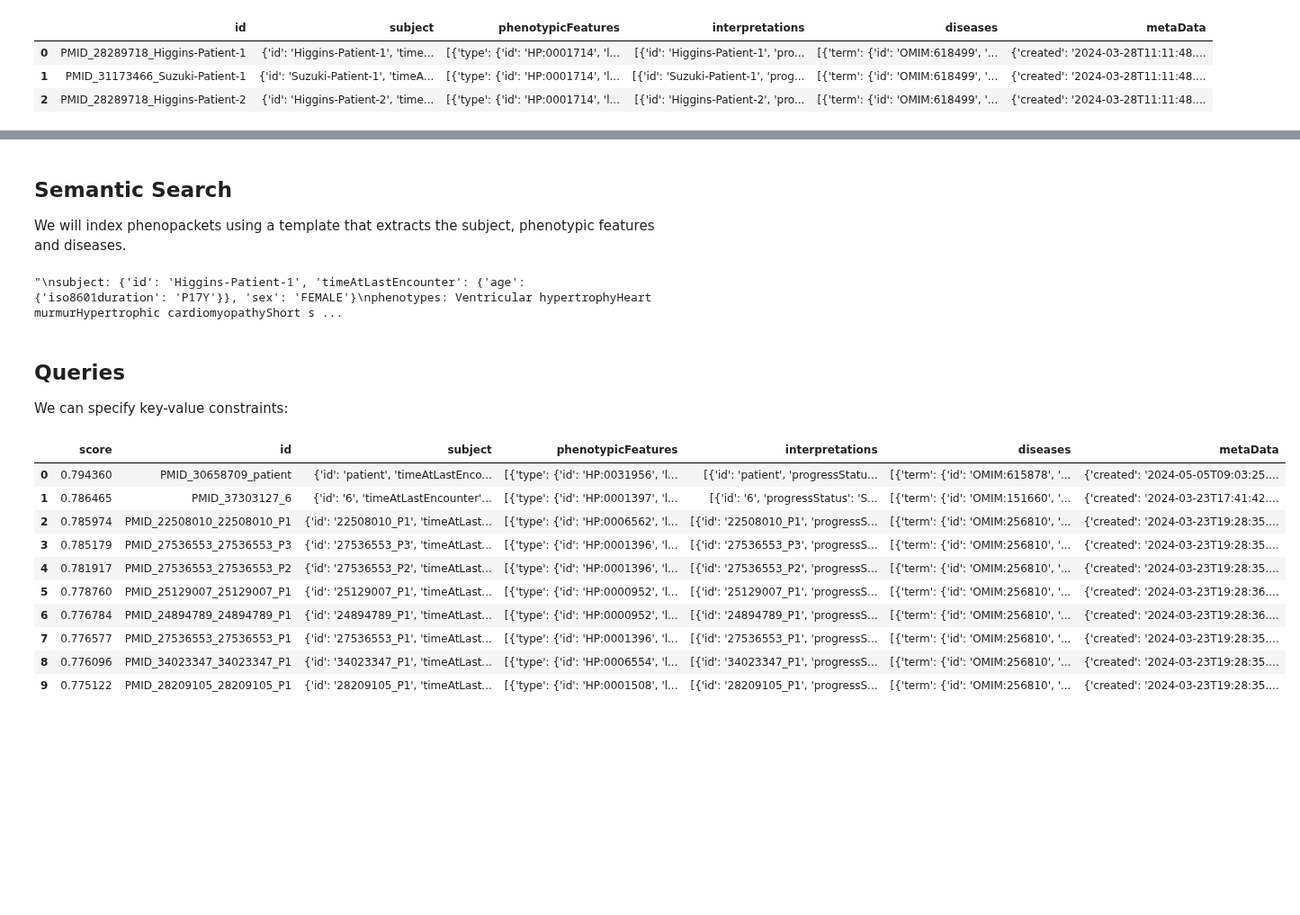
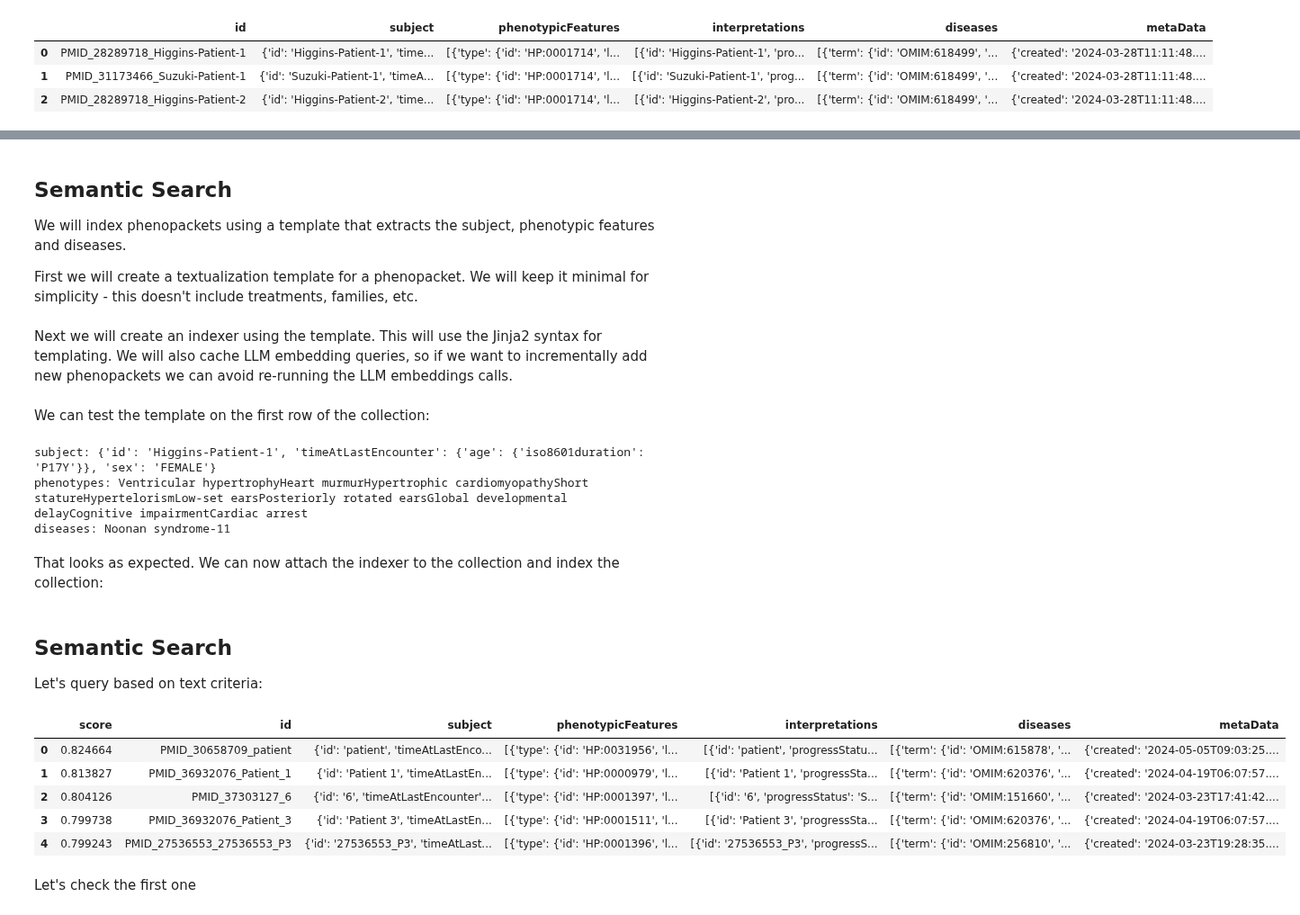
Before and after one commit to linkml/linkml-store, a Jupyter notebook: docs/how-to/Index-Phenopackets.ipynb, the cells around one changed output, grey strips where cells are left out. Shown at 90% size. Saved outputs shown, nothing was run; the diff lists cells and outputs as text; code cells hidden in the pictures; blank space fills up the shorter version.

```diff
--- a/docs/how-to/Index-Phenopackets.ipynb
+++ b/docs/how-to/Index-Phenopackets.ipynb
@@ -3,6 +7,9 @@
 # %%
+import pandas as pd
 import pystow
-path = pystow.ensure_untar("tmp", "phenopackets", url="https://github.com/monarch-initiative/phenopacket-store/releases/download/0.1.8/all_phenopackets.tgz")
+import yaml
+
+path = pystow.ensure_untar("tmp", "phenopackets", url=" https://github.com/monarch-initiative/phenopacket-store/releases/latest/download/all_phenopackets.tgz")
 # %%
 # iterate over all *.json files in the phenopackets directory and parse to an object
 # we will recursively walk the path using os.walk ( we don't worry about loading yet)
@@ -61,12 +196,17 @@ qr.rows_dataframe
 ## Semantic Search
 
 We will index phenopackets using a template that extracts the subject, phenotypic features and diseases.
+
+First we will create a textualization template for a phenopacket. We will keep it minimal for simplicity - this doesn't include treatments, families, etc.
 # %%
 template = """
 subject: {{subject}}
 phenotypes: {% for p in phenotypicFeatures %}{{p.type.label}}{% endfor %}
 diseases: {% for d in diseases %}{{d.term.label}}{% endfor %}
 """
+# %% [markdown]
+Next we will create an indexer using the template. This will use the Jinja2 syntax for templating.
+We will also cache LLM embedding queries, so if we want to incrementally add new phenopackets we can avoid re-running the LLM embeddings calls.
 # %%
 from linkml_store.index.implementations.llm_indexer import LLMIndexer
 
@@ -76,31 +216,34 @@ index = LLMIndexer(
     text_template=template,
     text_template_syntax="jinja2",
 )
+# %% [markdown]
+We can test the template on the first row of the collection:
 # %%
-index.object_to_text(qr.rows[0])
+print(index.object_to_text(qr.rows[0]))
 # %% [output]
-"\nsubject: {'id': 'Higgins-Patient-1', 'timeAtLastEncounter': {'age': {'iso8601duration': 'P17Y'}}, 'sex': 'FEMALE'}\nphenotypes: Ventricular hypertrophyHeart murmurHypertrophic cardiomyopathyShort s ...
+subject: {'id': 'Higgins-Patient-1', 'timeAtLastEncounter': {'age': {'iso8601duration': 'P17Y'}}, 'sex': 'FEMALE'}
+phenotypes: Ventricular hypertrophyHeart murmurHypertrophic cardiomyopathyShort statureHypertelorismLow-set earsPosteriorly rotated earsGlobal developmental delayCognitive impairmentCardiac arrest
+diseases: Noonan syndrome-11
+# %% [markdown]
+That looks as expected. We can now attach the indexer to the collection and index the collection:
 # %%
 collection.attach_indexer(index, auto_index=True)
 # %% [markdown]
-## Queries
+## Semantic Search
 
-We can specify key-value constraints:
+Let's query based on text criteria:
 # %%
-qr = collection.search("older males with liver disease")
-qr.rows_dataframe[0:10]
+qr = collection.search("patients with liver diseases")
+qr.rows_dataframe[0:5]
 # %% [output]
 |  | score | id | subject | phenotypicFeatures | interpretations | diseases | metaData |
-| 0 | 0.794360 | PMID_30658709_patient | {'id': 'patient', 'timeAtLastEnco... | [{'type': {'id': 'HP:0031956', 'l... | [{'id': 'patient', 'progressStatu... | [{'term': {'id': 'OMIM:615878', '... | {'created': '2024-05-05T09:03:25.... |
-| 1 | 0.786465 | PMID_37303127_6 | {'id': '6', 'timeAtLastEncounter'... | [{'type': {'id': 'HP:0001397', 'l... | [{'id': '6', 'progressStatus': 'S... | [{'term': {'id': 'OMIM:151660', '... | {'created': '2024-03-23T17:41:42.... |
-| 2 | 0.785974 | PMID_22508010_22508010_P1 | {'id': '22508010_P1', 'timeAtLast... | [{'type': {'id': 'HP:0006562', 'l... | [{'id': '22508010_P1', 'progressS... | [{'term': {'id': 'OMIM:256810', '... | {'created': '2024-03-23T19:28:35.... |
-| 3 | 0.785179 | PMID_27536553_27536553_P3 | {'id': '27536553_P3', 'timeAtLast... | [{'type': {'id': 'HP:0001396', 'l... | [{'id': '27536553_P3', 'progressS... | [{'term': {'id': 'OMIM:256810', '... | {'created': '2024-03-23T19:28:35.... |
-| 4 | 0.781917 | PMID_27536553_27536553_P2 | {'id': '27536553_P2', 'timeAtLast... | [{'type': {'id': 'HP:0001396', 'l... | [{'id': '27536553_P2', 'progressS... | [{'term': {'id': 'OMIM:256810', '... | {'created': '2024-03-23T19:28:35.... |
-| 5 | 0.778760 | PMID_25129007_25129007_P1 | {'id': '25129007_P1', 'timeAtLast... | [{'type': {'id': 'HP:0000952', 'l... | [{'id': '25129007_P1', 'progressS... | [{'term': {'id': 'OMIM:256810', '... | {'created': '2024-03-23T19:28:36.... |
-| 6 | 0.776784 | PMID_24894789_24894789_P1 | {'id': '24894789_P1', 'timeAtLast... | [{'type': {'id': 'HP:0000952', 'l... | [{'id': '24894789_P1', 'progressS... | [{'term': {'id': 'OMIM:256810', '... | {'created': '2024-03-23T19:28:36.... |
-| 7 | 0.776577 | PMID_27536553_27536553_P1 | {'id': '27536553_P1', 'timeAtLast... | [{'type': {'id': 'HP:0001396', 'l... | [{'id': '27536553_P1', 'progressS... | [{'term': {'id': 'OMIM:256810', '... | {'created': '2024-03-23T19:28:35.... |
-| 8 | 0.776096 | PMID_34023347_34023347_P1 | {'id': '34023347_P1', 'timeAtLast... | [{'type': {'id': 'HP:0006554', 'l... | [{'id': '34023347_P1', 'progressS... | [{'term': {'id': 'OMIM:256810', '... | {'created': '2024-03-23T19:28:35.... |
-| 9 | 0.775122 | PMID_28209105_28209105_P1 | {'id': '28209105_P1', 'timeAtLast... | [{'type': {'id': 'HP:0001508', 'l... | [{'id': '28209105_P1', 'progressS... | [{'term': {'id': 'OMIM:256810', '... | {'created': '2024-03-23T19:28:35.... |
+| 0 | 0.824664 | PMID_30658709_patient | {'id': 'patient', 'timeAtLastEnco... | [{'type': {'id': 'HP:0031956', 'l... | [{'id': 'patient', 'progressStatu... | [{'term': {'id': 'OMIM:615878', '... | {'created': '2024-05-05T09:03:25.... |
+| 1 | 0.813827 | PMID_36932076_Patient_1 | {'id': 'Patient 1', 'timeAtLastEn... | [{'type': {'id': 'HP:0000979', 'l... | [{'id': 'Patient 1', 'progressSta... | [{'term': {'id': 'OMIM:620376', '... | {'created': '2024-04-19T06:07:57.... |
+| 2 | 0.804126 | PMID_37303127_6 | {'id': '6', 'timeAtLastEncounter'... | [{'type': {'id': 'HP:0001397', 'l... | [{'id': '6', 'progressStatus': 'S... | [{'term': {'id': 'OMIM:151660', '... | {'created': '2024-03-23T17:41:42.... |
+| 3 | 0.799738 | PMID_36932076_Patient_3 | {'id': 'Patient 3', 'timeAtLastEn... | [{'type': {'id': 'HP:0001511', 'l... | [{'id': 'Patient 3', 'progressSta... | [{'term': {'id': 'OMIM:620376', '... | {'created': '2024-04-19T06:07:57.... |
+| 4 | 0.799243 | PMID_27536553_27536553_P3 | {'id': '27536553_P3', 'timeAtLast... | [{'type': {'id': 'HP:0001396', 'l... | [{'id': '27536553_P3', 'progressS... | [{'term': {'id': 'OMIM:256810', '... | {'created': '2024-03-23T19:28:35.... |
+# %% [markdown]
+Let's check the first one
 # %%
 qr.ranked_rows[0]
 # %% [output]
```
Also changed, not shown: parts of 30 cells of this notebook, 2 other files.
